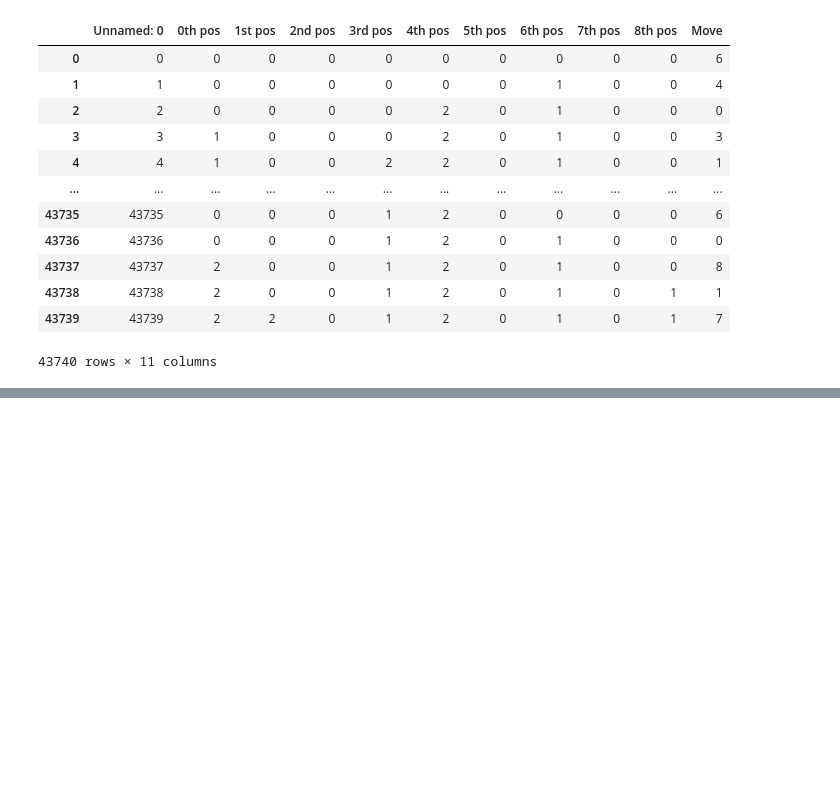
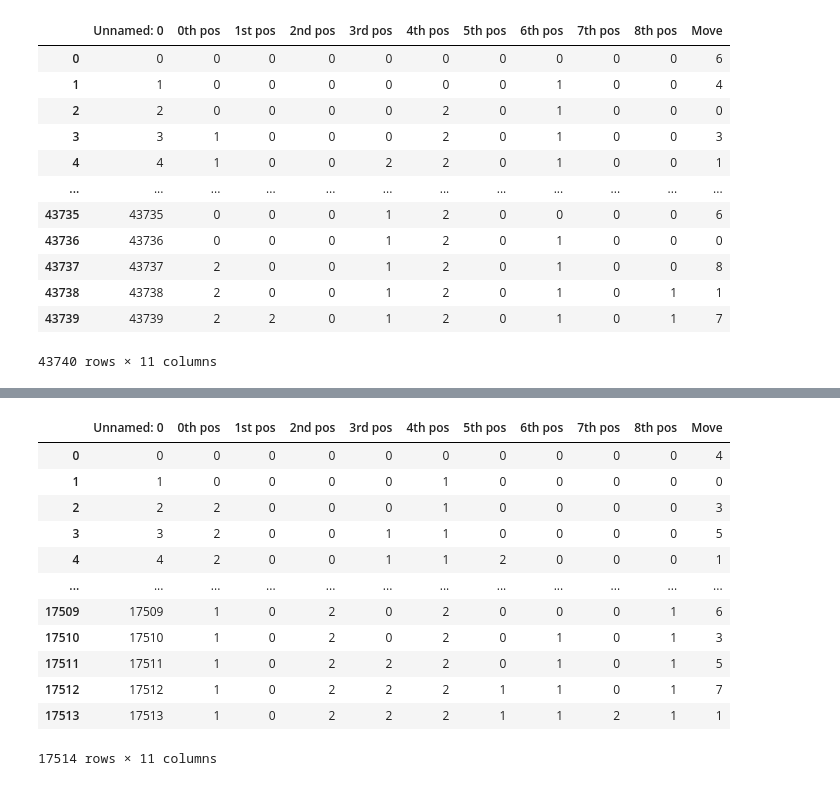
Before and after one commit to GurkiratSarna/CE888-Decision-Making-UoE, a Jupyter notebook: Assignment_2/CE888_Assignment_2_Project_3_1900690_corrected.ipynb, the cells around one changed output, grey strips where cells are left out. Drawn from its saved outputs; the diff is of its cells as text; code cells hidden in the pictures; blank space fills up the shorter version.

```diff
--- a/Assignment_2/CE888_Assignment_2_Project_3_1900690_corrected.ipynb
+++ b/Assignment_2/CE888_Assignment_2_Project_3_1900690_corrected.ipynb
@@ -743,3 +790,6 @@ DecisionTreeClassifier(ccp_alpha=0.0, class_weight=None, criterion='gini',
                        min_weight_fraction_leaf=0.0, presort='deprecated',
                        random_state=42, splitter='best')
  11
+# %%
+from google.colab import files
+uploaded = files.upload()
@@ -745,0 +799,19 @@ DecisionTreeClassifier(ccp_alpha=0.0, class_weight=None, criterion='gini',
+# %%
+import io
+df2 = pd.read_csv(io.BytesIO(uploaded['CE888_DataToBeProcessed_1900690_486Win.csv']))
+# %%
+df2
+# %% [output]
+|  | Unnamed: 0 | 0th pos | 1st pos | 2nd pos | 3rd pos | 4th pos | 5th pos | 6th pos | 7th pos | 8th pos | Move |
+| 0 | 0 | 0 | 0 | 0 | 0 | 0 | 0 | 0 | 0 | 0 | 4 |
+| 1 | 1 | 0 | 0 | 0 | 0 | 1 | 0 | 0 | 0 | 0 | 0 |
+| 2 | 2 | 2 | 0 | 0 | 0 | 1 | 0 | 0 | 0 | 0 | 3 |
+| 3 | 3 | 2 | 0 | 0 | 1 | 1 | 0 | 0 | 0 | 0 | 5 |
+| 4 | 4 | 2 | 0 | 0 | 1 | 1 | 2 | 0 | 0 | 0 | 1 |
+| ... | ... | ... | ... | ... | ... | ... | ... | ... | ... | ... | ... |
+| 17509 | 17509 | 1 | 0 | 2 | 0 | 2 | 0 | 0 | 0 | 1 | 6 |
+| 17510 | 17510 | 1 | 0 | 2 | 0 | 2 | 0 | 1 | 0 | 1 | 3 |
+| 17511 | 17511 | 1 | 0 | 2 | 2 | 2 | 0 | 1 | 0 | 1 | 5 |
+| 17512 | 17512 | 1 | 0 | 2 | 2 | 2 | 1 | 1 | 0 | 1 | 7 |
+| 17513 | 17513 | 1 | 0 | 2 | 2 | 2 | 1 | 1 | 2 | 1 | 1 |
+17514 rows × 11 columns
```
Also changed, not shown: parts of 6 cells of this notebook.
